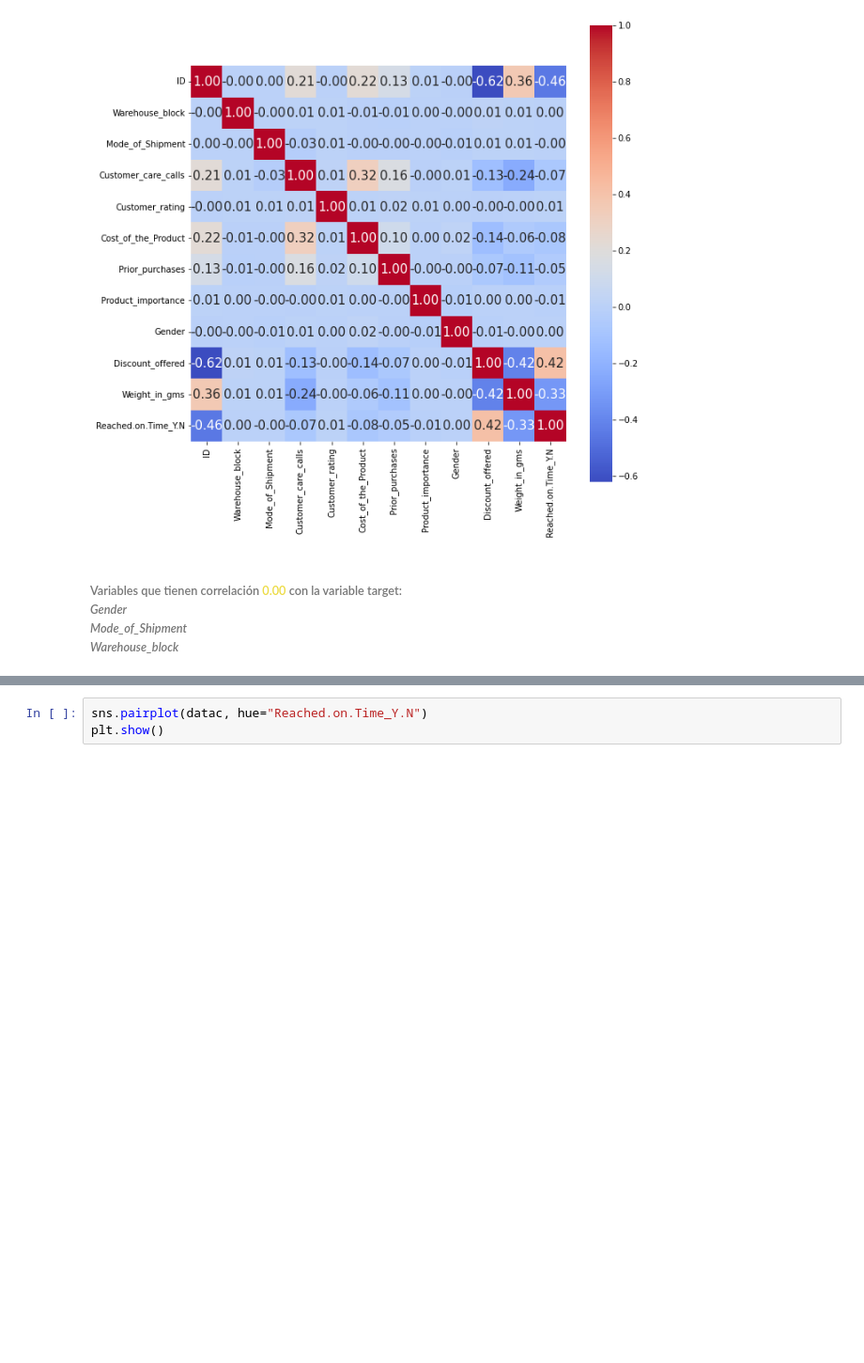
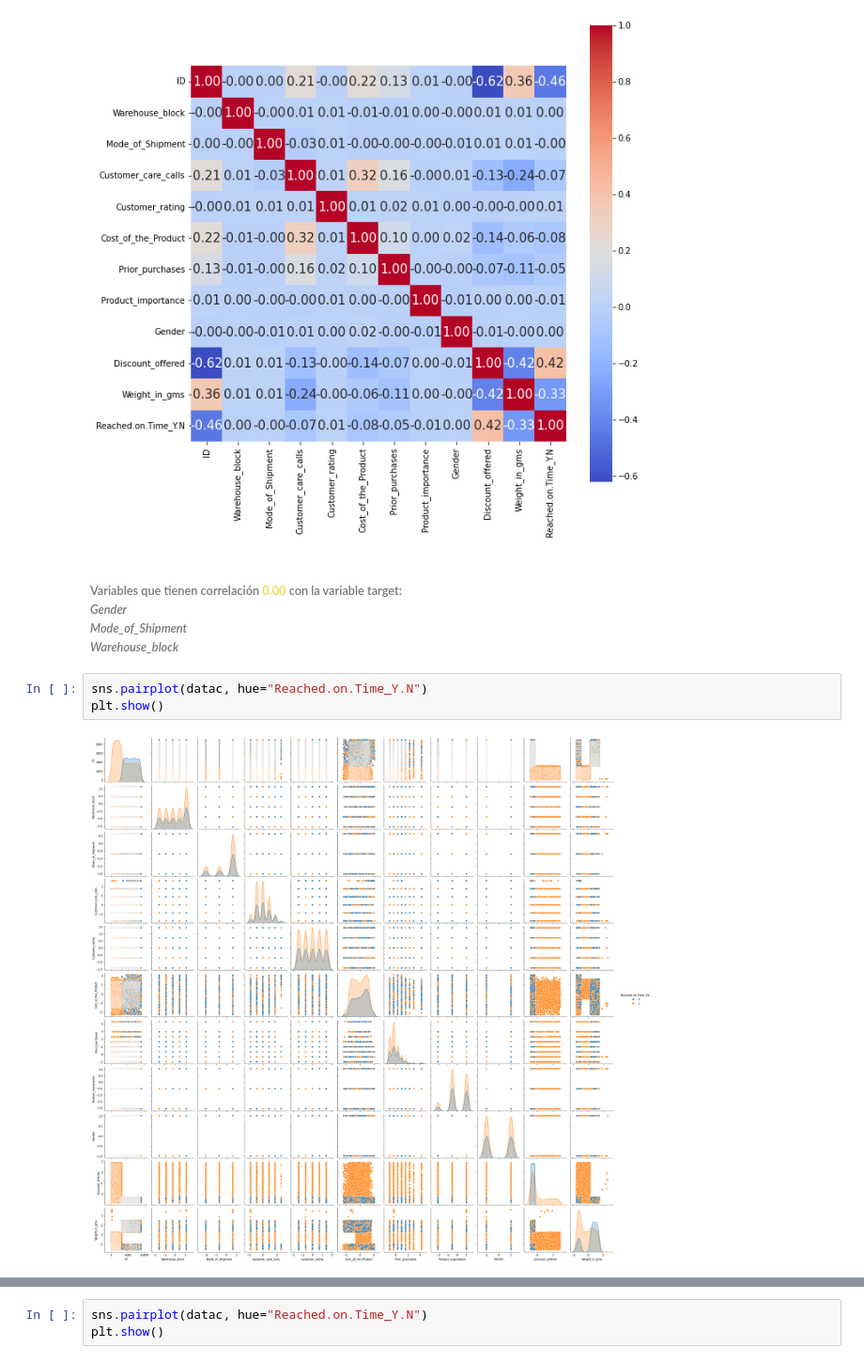
Before and after one commit to MarcosBernard/Datathon, a Jupyter notebook: Preprocesamiento/Preprocesamiento.ipynb, the cells around one changed output, grey strips where cells are left out. Shown at 94% size. Drawn from its saved outputs; the diff is of its cells as text; blank space fills up the shorter version.

```diff
--- a/Preprocesamiento/Preprocesamiento.ipynb
+++ b/Preprocesamiento/Preprocesamiento.ipynb
@@ -652,3 +652,8 @@ plt.show()
 [figure]
 # %% [markdown]
 ###### Variables que tienen correlación <font color='#ECDB44'>0.00</font> con la variable target:<br> *Gender*<br>*Mode_of_Shipment*<br>*Warehouse_block*
+# %%
+sns.pairplot(datac, hue="Reached.on.Time_Y.N")
+plt.show()
+# %% [output]
+[figure, added]
```
Also changed, not shown: parts of 5 cells of this notebook, 7 other files.
